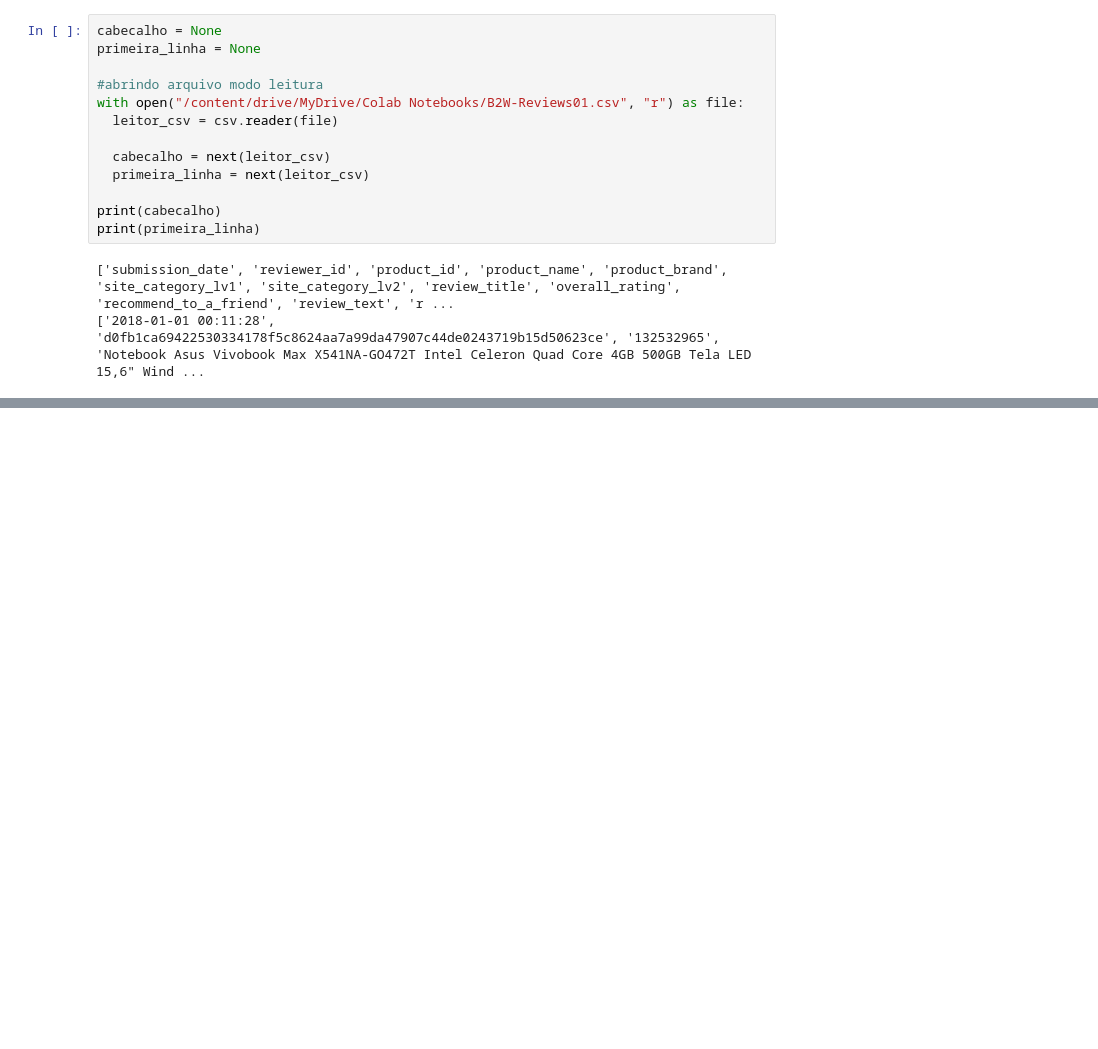
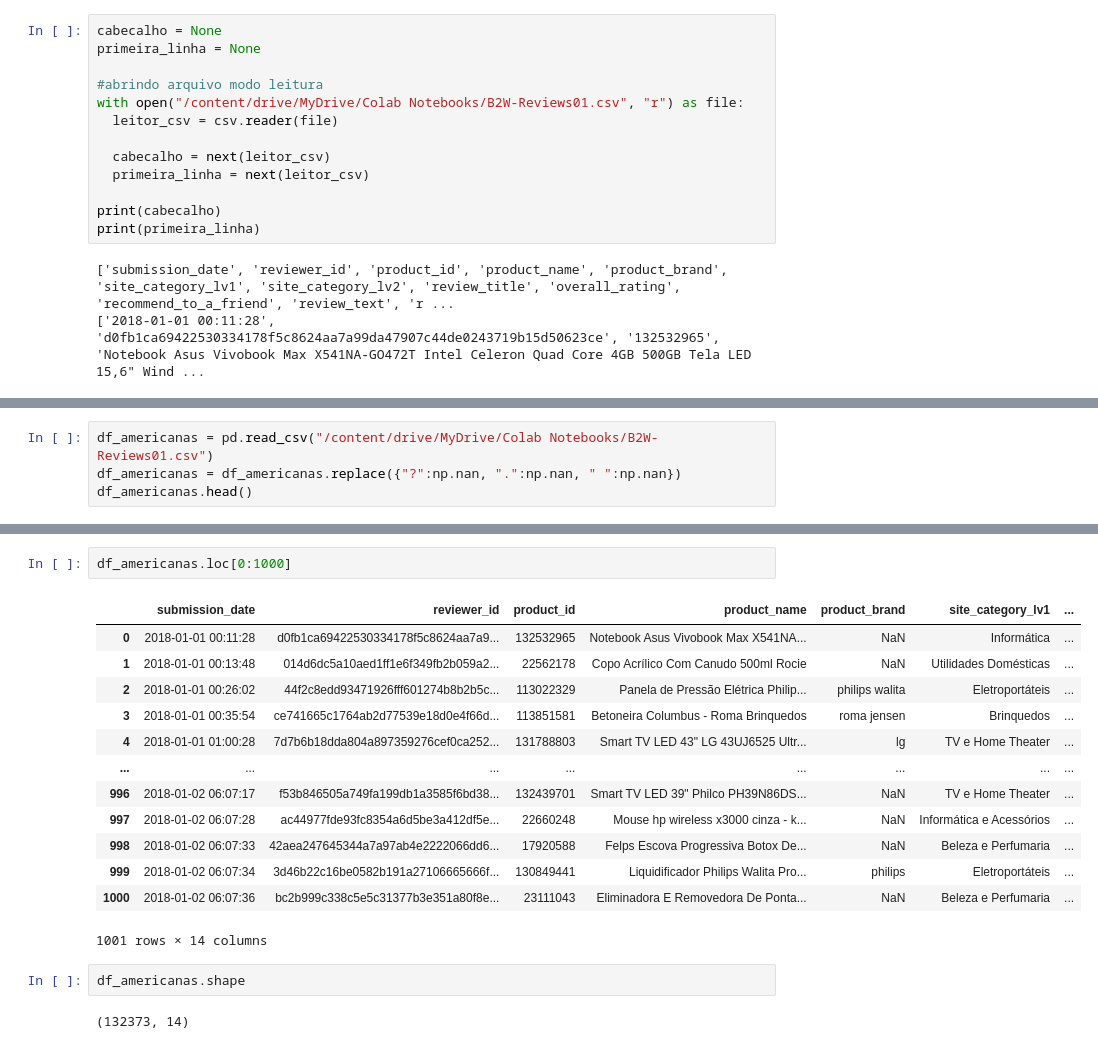
Before and after one commit to RobAb2023/americanasCoolab, a Jupyter notebook: americanas.ipynb, the cells around one changed output, grey strips where cells are left out. Saved outputs shown, nothing was run; the diff lists cells and outputs as text; blank space fills up the shorter version.

```diff
--- a/americanas.ipynb
+++ b/americanas.ipynb
@@ -25,0 +42,4 @@ print(primeira_linha)
+# %%
+df_americanas = pd.read_csv("/content/drive/MyDrive/Colab Notebooks/B2W-Reviews01.csv")
+df_americanas = df_americanas.replace({"?":np.nan, ".":np.nan, " ":np.nan})
+df_americanas.head()
@@ -25,0 +94,20 @@ print(primeira_linha)
+# %%
+df_americanas.loc[0:1000]
+# %% [output]
+|  | submission_date | reviewer_id | product_id | product_name | product_brand | site_category_lv1 | ... |
+| 0 | 2018-01-01 00:11:28 | d0fb1ca69422530334178f5c8624aa7a9... | 132532965 | Notebook Asus Vivobook Max X541NA... | NaN | Informática | ... |
+| 1 | 2018-01-01 00:13:48 | 014d6dc5a10aed1ff1e6f349fb2b059a2... | 22562178 | Copo Acrílico Com Canudo 500ml Rocie | NaN | Utilidades Domésticas | ... |
+| 2 | 2018-01-01 00:26:02 | 44f2c8edd93471926fff601274b8b2b5c... | 113022329 | Panela de Pressão Elétrica Philip... | philips walita | Eletroportáteis | ... |
+| 3 | 2018-01-01 00:35:54 | ce741665c1764ab2d77539e18d0e4f66d... | 113851581 | Betoneira Columbus - Roma Brinquedos | roma jensen | Brinquedos | ... |
+| 4 | 2018-01-01 01:00:28 | 7d7b6b18dda804a897359276cef0ca252... | 131788803 | Smart TV LED 43" LG 43UJ6525 Ultr... | lg | TV e Home Theater | ... |
+| ... | ... | ... | ... | ... | ... | ... | ... |
+| 996 | 2018-01-02 06:07:17 | f53b846505a749fa199db1a3585f6bd38... | 132439701 | Smart TV LED 39" Philco PH39N86DS... | NaN | TV e Home Theater | ... |
+| 997 | 2018-01-02 06:07:28 | ac44977fde93fc8354a6d5be3a412df5e... | 22660248 | Mouse hp wireless x3000 cinza - k... | NaN | Informática e Acessórios | ... |
+| 998 | 2018-01-02 06:07:33 | 42aea247645344a7a97ab4e2222066dd6... | 17920588 | Felps Escova Progressiva Botox De... | NaN | Beleza e Perfumaria | ... |
+| 999 | 2018-01-02 06:07:34 | 3d46b22c16be0582b191a27106665666f... | 130849441 | Liquidificador Philips Walita Pro... | philips | Eletroportáteis | ... |
+| 1000 | 2018-01-02 06:07:36 | bc2b999c338c5e5c31377b3e351a80f8e... | 23111043 | Eliminadora E Removedora De Ponta... | NaN | Beleza e Perfumaria | ... |
+1001 rows × 14 columns
+# %%
+df_americanas.shape
+# %% [output]
+(132373, 14)
```
Also changed, not shown: parts of 16 cells of this notebook.
